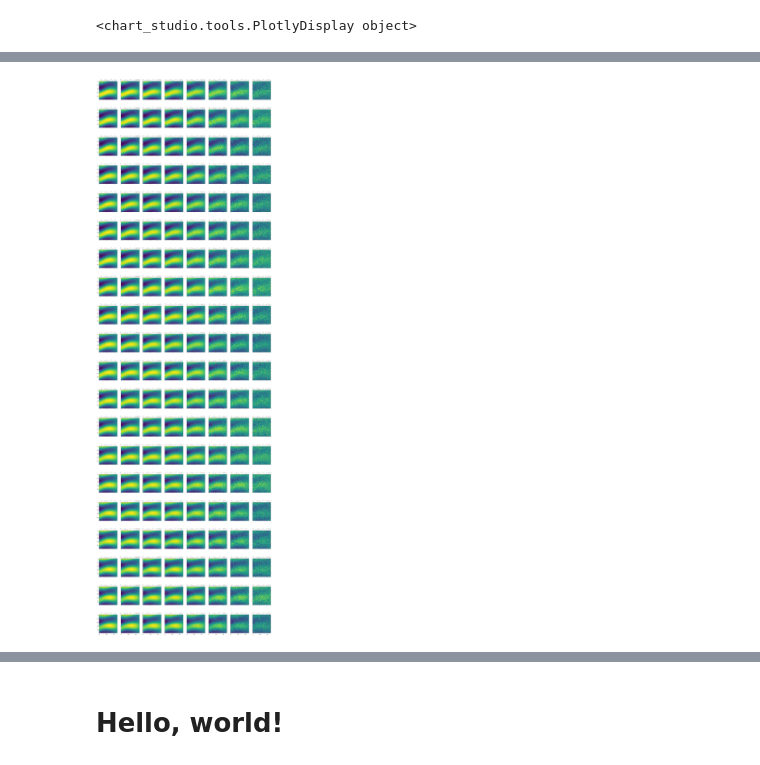
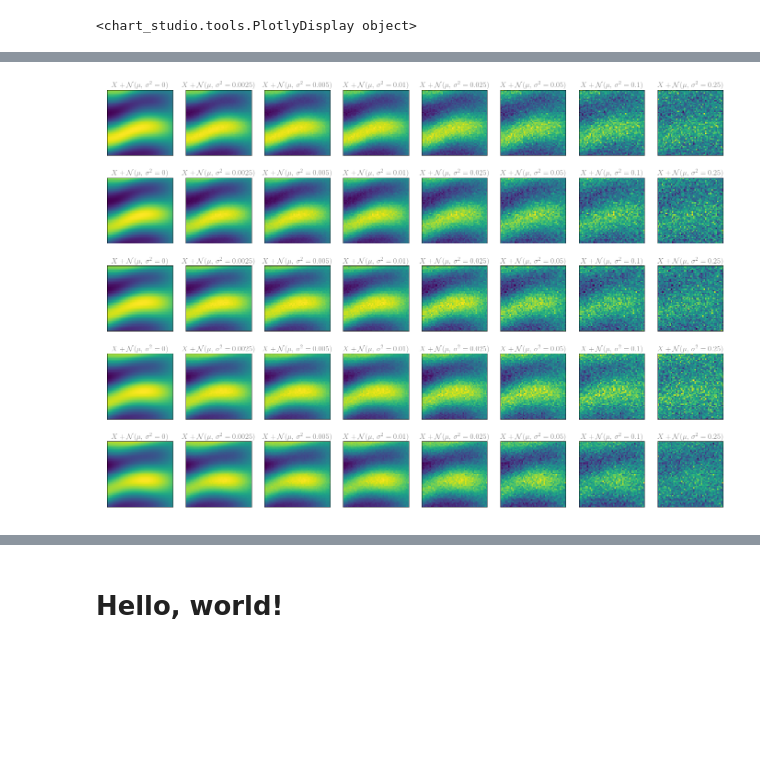
Before and after one commit to brandonhoughton/orbitalMechanics, a Jupyter notebook: weekly-report-template.ipynb, the cells around one changed output, grey strips where cells are left out. Drawn from its saved outputs; the diff is of its cells as text; code cells hidden in the pictures; blank space fills up the shorter version.

```diff
--- a/weekly-report-template.ipynb
+++ b/weekly-report-template.ipynb
@@ -89,14 +90,16 @@ reject some amount of noise and
 import os
 import plotly.plotly as py
 import plotly.graph_objs as go
+import plotly.io as pio
 import plotly
 
+
 plotly.offline.init_notebook_mode(connected=True)
+plt.rc('text', usetex=True)
 
 # Compare MSE vs magnitude of noise
 noise = [2, 1, 0.75, 0.5, 0.25, 0.1, 0.05, 0.025, 0.01, 0.005, 0.0025, 0.0001, 0]
-noise = [noise[-(i+1)] for i in range(len(noise))]
-# validation_accuracy = [2.0371e-3, 8.1668e-4, 5.475e-4, 2.8722e-4, 1.0855e-4, 4.5386e-5, 3.1529e-5, 2.7214e-5, 2.0735e-5]
+noise.reverse()
 train_accuracy = [1.836e-5, 1.8441e-5, 2.0871e-5, 2.0525e-5, 2.0918e-5, 2.2431e-5, 2.2850e-5, 3.6688e-5, 6.5500e-5, 7.1376e-5, 7.3004e-5, 7.1560e-5, 1.1372e-4]
 validation_accuracy = [1.932e-5, 1.9536e-5, 2.1711e-5, 2.1794e-5, 2.1213e-5, 2.3923e-5, 2.4532e-5, 4.2984e-5, 1.0194e-4, 2.9481e-4, 5.4323e-4, 7.5883e-4, 2.0583e-3]
 
@@ -114,7 +117,7 @@ trace2 = go.Scatter(
 
 data = [trace1]
 layout = go.Layout(
-    title="Magnitude of Sensor Noise vs Prediction Accuracy",
+    title="Magnitude of Sensor Noise vs L2 Loss",
     xaxis=dict(
         type='log',
         autorange=True,
@@ -128,7 +131,7 @@ layout = go.Layout(
         autorange=True,
         showexponent = 'all',
         exponentformat = 'e',
-        title='Mean Squared Validation Error over 20 Steps',
+        title='Mean Squared Validation Error n=20',
     )
 )
 fig = go.Figure(data=data, layout=layout)
@@ -163,31 +339,33 @@ py.iplot(fig, filename='static_noise_model')
 # %%
-# Visualize data
+# Visualize noise data
 import time
 import numpy as np
 import matplotlib.pyplot as plt
 import matplotlib.image as mpimg
 
 # Make sub-plots for input sequence
 plt.rc('text', usetex=True)
-fig, plots = plt.subplots(20, 8, figsize=(24, 80))
+fig, plots = plt.subplots(5, 8, figsize=(24, 17))
 
 exp_root = './experiments/turbulence/recurrent_scaled_mse'
 exp_folders = ['lstm_3_cells_20_static_noise_{}_velocity_and_vorticity_field_1200s.mat_lr0.0005'.format(n) for n in noise if n != 0.0001]
 titles = ['Sequence + N $\sig = {} \mu = 0$'.format(n) for n in noise if n != 0.0001]
 titles = [r"$X + \mathcal{N}(\mu,\,\sigma^{2}=" + str(n) + ") $" for n in noise if n != 0.0001]
 
-for j in range(20):
+for j in range(5):
     for i, directory in enumerate(exp_folders[:8]):
         for file in os.listdir(os.path.join(exp_root, directory)):
             if file.endswith('.npz') and file.startswith('inputs'):
                 file_path = os.path.join(exp_root, directory, file)
                 with np.load(file_path) as foo:
-                    plots[j, i].imshow(np.reshape(foo['100000'][j, 0,:], (50,50)))
+                    plots[j, i].imshow(np.reshape(foo['100000'][j*4, 0,:], (50,50)))
                     plots[j, i].set_title(titles[i], fontsize=16, color='gray')
 
 for ax in fig.get_axes():
     ax.label_outer()
+    ax.tick_params(axis='x', colors='white')
+    ax.tick_params(axis='y', colors='white')
 
 plt.show()
 # %% [output]
-[figure, old version]
+[figure, new version]
```
Also changed, not shown: parts of 19 cells of this notebook, 3 other files.
